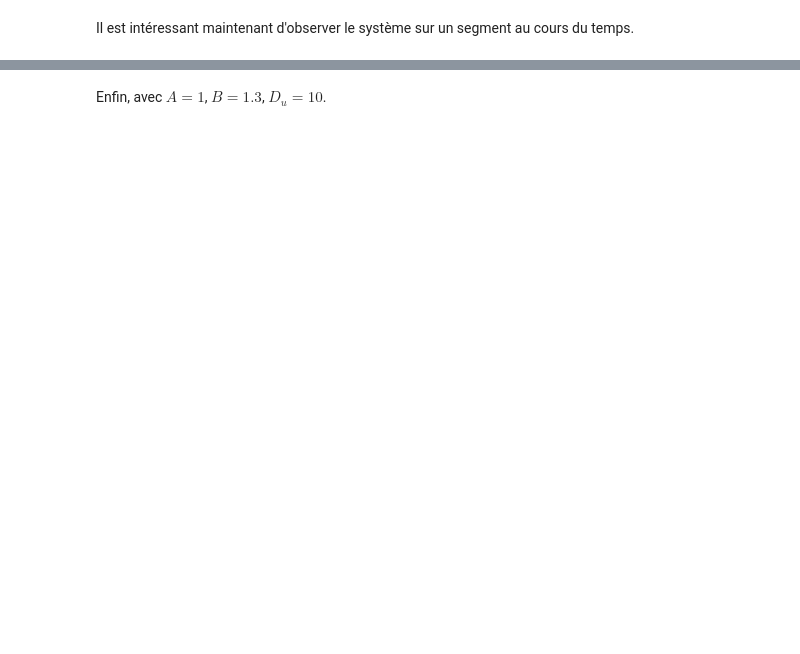
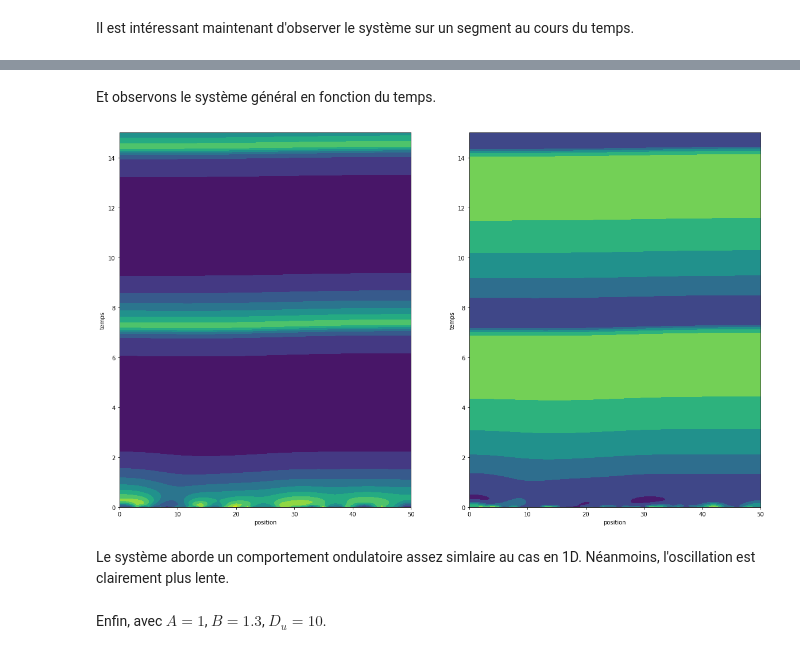
Before and after one commit to quent142/Projet-sim-num-Quentin-Jonathan, a Jupyter notebook: Notebook_Brusselator.ipynb, the cells around one changed output, grey strips where cells are left out. Saved outputs shown, nothing was run; the diff lists cells and outputs as text; code cells hidden in the pictures; blank space fills up the shorter version.

```diff
--- a/Notebook_Brusselator.ipynb
+++ b/Notebook_Brusselator.ipynb
@@ -366,3 +382,19 @@ plt.show()
+# %% [markdown]
+Et observons le système général en fonction du temps.
+# %%
+fig2_3 = plt.figure(figsize=(20,12))
+ax1 = plt.subplot(121)
+ax1.set_xlabel("position")
+ax1.set_ylabel("temps")
+graphe_1 = plt.contourf(x,np.linspace(0,time,T+1),np.transpose(u))
+ax2 = plt.subplot(122)
+ax2.set_xlabel("position")
+ax2.set_ylabel("temps")
+graphe_2 = plt.contourf(x,np.linspace(0,time,T+1),np.transpose(v))
+# %% [output]
+[figure, added]
+# %% [markdown]
+Le système aborde un comportement ondulatoire assez simlaire au cas en 1D. Néanmoins, l'oscillation est clairement plus lente.
 # %% [markdown]
 Enfin, avec $A=1$, $B=1.3$, $D_u=10$.
 # %%
```
Also changed, not shown: parts of 12 cells of this notebook.
